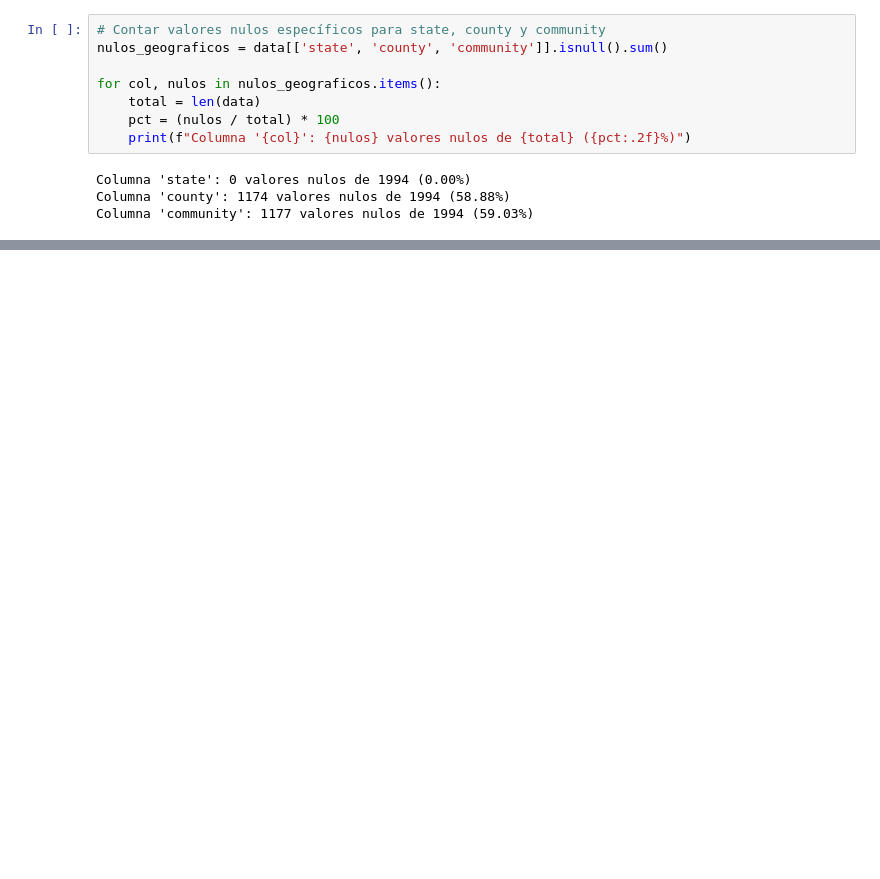
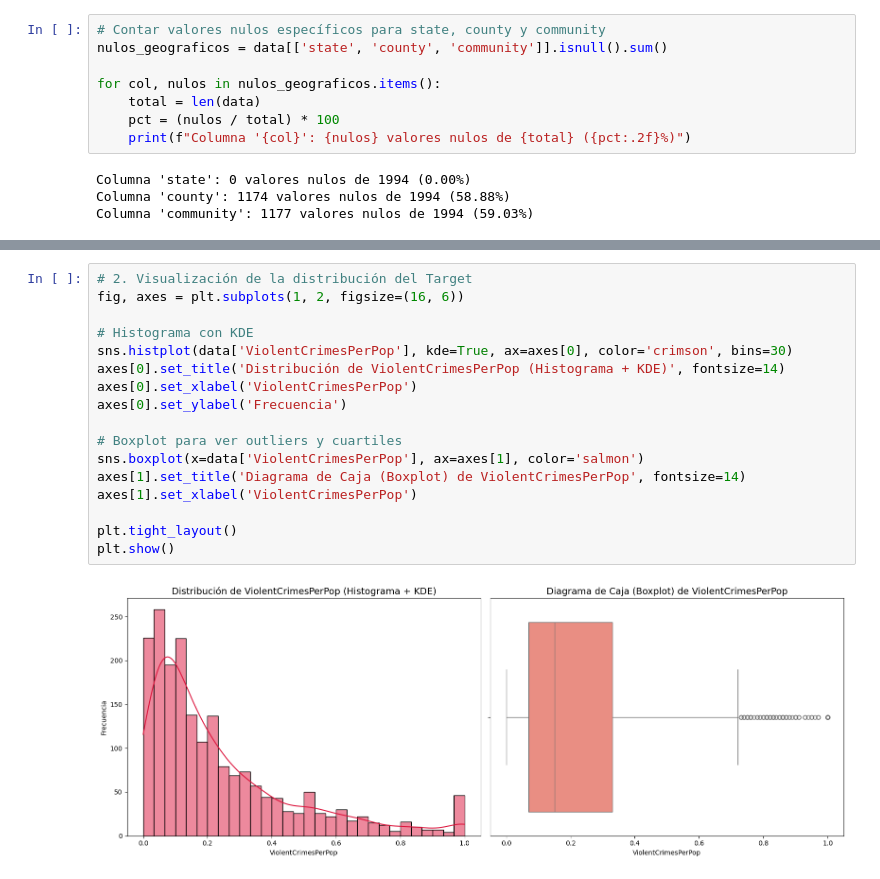
Before and after one commit to AndresMontesDeOca/AnalisisDatos2, a Jupyter notebook: Entregas/Actividad3.ipynb, the cells around one changed output, grey strips where cells are left out. Drawn from its saved outputs; the diff is of its cells as text; blank space fills up the shorter version.

```diff
--- a/Entregas/Actividad3.ipynb
+++ b/Entregas/Actividad3.ipynb
@@ -137,0 +117,19 @@ display(si_repetidos_grouped.head(10))
+# %%
+# 2. Visualización de la distribución del Target
+fig, axes = plt.subplots(1, 2, figsize=(16, 6))
+
+# Histograma con KDE
+sns.histplot(data['ViolentCrimesPerPop'], kde=True, ax=axes[0], color='crimson', bins=30)
+axes[0].set_title('Distribución de ViolentCrimesPerPop (Histograma + KDE)', fontsize=14)
+axes[0].set_xlabel('ViolentCrimesPerPop')
+axes[0].set_ylabel('Frecuencia')
+
+# Boxplot para ver outliers y cuartiles
+sns.boxplot(x=data['ViolentCrimesPerPop'], ax=axes[1], color='salmon')
+axes[1].set_title('Diagrama de Caja (Boxplot) de ViolentCrimesPerPop', fontsize=14)
+axes[1].set_xlabel('ViolentCrimesPerPop')
+
+plt.tight_layout()
+plt.show()
+# %% [output]
+[figure, added]
```
Also changed, not shown: parts of 10 cells of this notebook.
